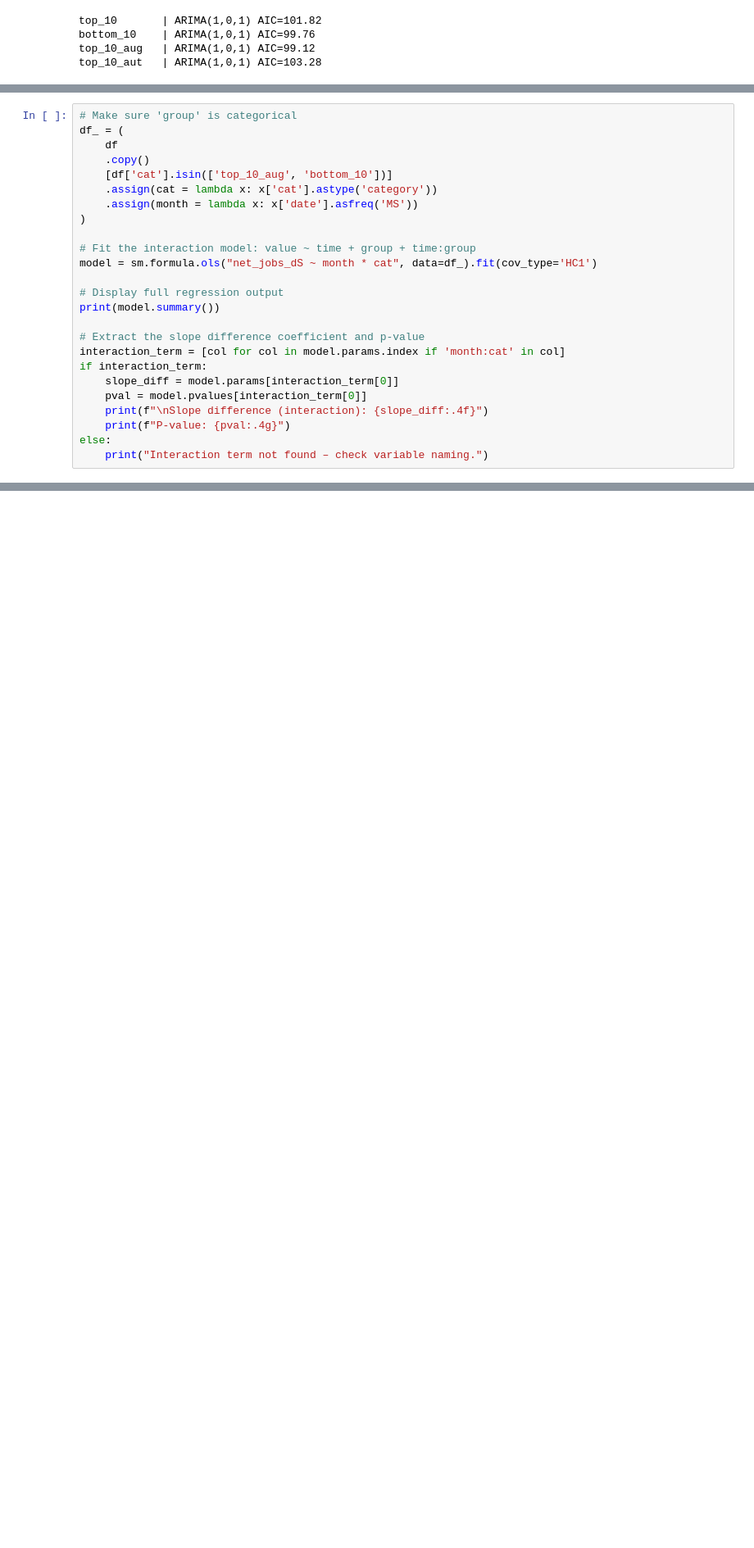
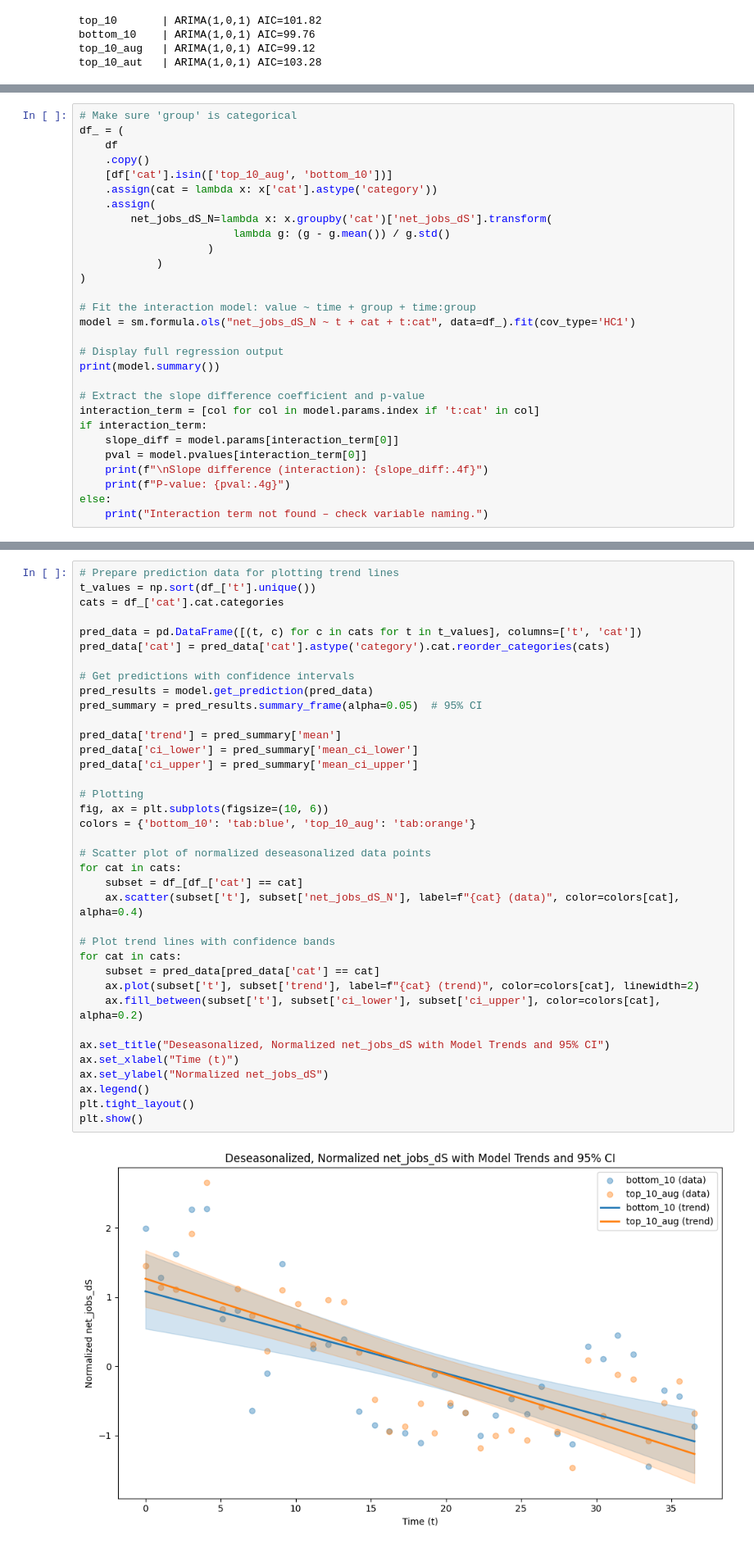
Before and after one commit to vitorgtomaz/caged_onet_anthropic, a Jupyter notebook: analysis.ipynb, the cells around one changed output, grey strips where cells are left out. Shown: that part at 82% size. Drawn from its saved outputs; the diff is of its cells as text; blank space fills up the shorter version.

Commit message:
After adjusting the final linear model and including the plot with confidence bands

```diff
--- a/analysis.ipynb
+++ b/analysis.ipynb
@@ -144,17 +166,21 @@ df_ = (
     .copy()
     [df['cat'].isin(['top_10_aug', 'bottom_10'])]
     .assign(cat = lambda x: x['cat'].astype('category'))
-    .assign(month = lambda x: x['date'].asfreq('MS'))
+    .assign(
+        net_jobs_dS_N=lambda x: x.groupby('cat')['net_jobs_dS'].transform(
+                        lambda g: (g - g.mean()) / g.std()
+                    )
+            )
 )
 
 # Fit the interaction model: value ~ time + group + time:group
-model = sm.formula.ols("net_jobs_dS ~ month * cat", data=df_).fit(cov_type='HC1')
+model = sm.formula.ols("net_jobs_dS_N ~ t + cat + t:cat", data=df_).fit(cov_type='HC1')
 
 # Display full regression output
 print(model.summary())
 
 # Extract the slope difference coefficient and p-value
-interaction_term = [col for col in model.params.index if 'month:cat' in col]
+interaction_term = [col for col in model.params.index if 't:cat' in col]
 if interaction_term:
     slope_diff = model.params[interaction_term[0]]
     pval = model.pvalues[interaction_term[0]]
@@ -226,0 +209,39 @@ plt.show()
+# %%
+# Prepare prediction data for plotting trend lines
+t_values = np.sort(df_['t'].unique())
+cats = df_['cat'].cat.categories
+
+pred_data = pd.DataFrame([(t, c) for c in cats for t in t_values], columns=['t', 'cat'])
+pred_data['cat'] = pred_data['cat'].astype('category').cat.reorder_categories(cats)
+
+# Get predictions with confidence intervals
+pred_results = model.get_prediction(pred_data)
+pred_summary = pred_results.summary_frame(alpha=0.05)  # 95% CI
+
+pred_data['trend'] = pred_summary['mean']
+pred_data['ci_lower'] = pred_summary['mean_ci_lower']
+pred_data['ci_upper'] = pred_summary['mean_ci_upper']
+
+# Plotting
+fig, ax = plt.subplots(figsize=(10, 6))
+colors = {'bottom_10': 'tab:blue', 'top_10_aug': 'tab:orange'}
+
+# Scatter plot of normalized deseasonalized data points
+for cat in cats:
+    subset = df_[df_['cat'] == cat]
+    ax.scatter(subset['t'], subset['net_jobs_dS_N'], label=f"{cat} (data)", color=colors[cat], alpha=0.4)
+
+# Plot trend lines with confidence bands
+for cat in cats:
+    subset = pred_data[pred_data['cat'] == cat]
+    ax.plot(subset['t'], subset['trend'], label=f"{cat} (trend)", color=colors[cat], linewidth=2)
+    ax.fill_between(subset['t'], subset['ci_lower'], subset['ci_upper'], color=colors[cat], alpha=0.2)
+
+ax.set_title("Deseasonalized, Normalized net_jobs_dS with Model Trends and 95% CI")
+ax.set_xlabel("Time (t)")
+ax.set_ylabel("Normalized net_jobs_dS")
+ax.legend()
+plt.tight_layout()
+plt.show()
+# %% [output]
+[figure, added]
```
Also changed, not shown: parts of 4 cells of this notebook.
